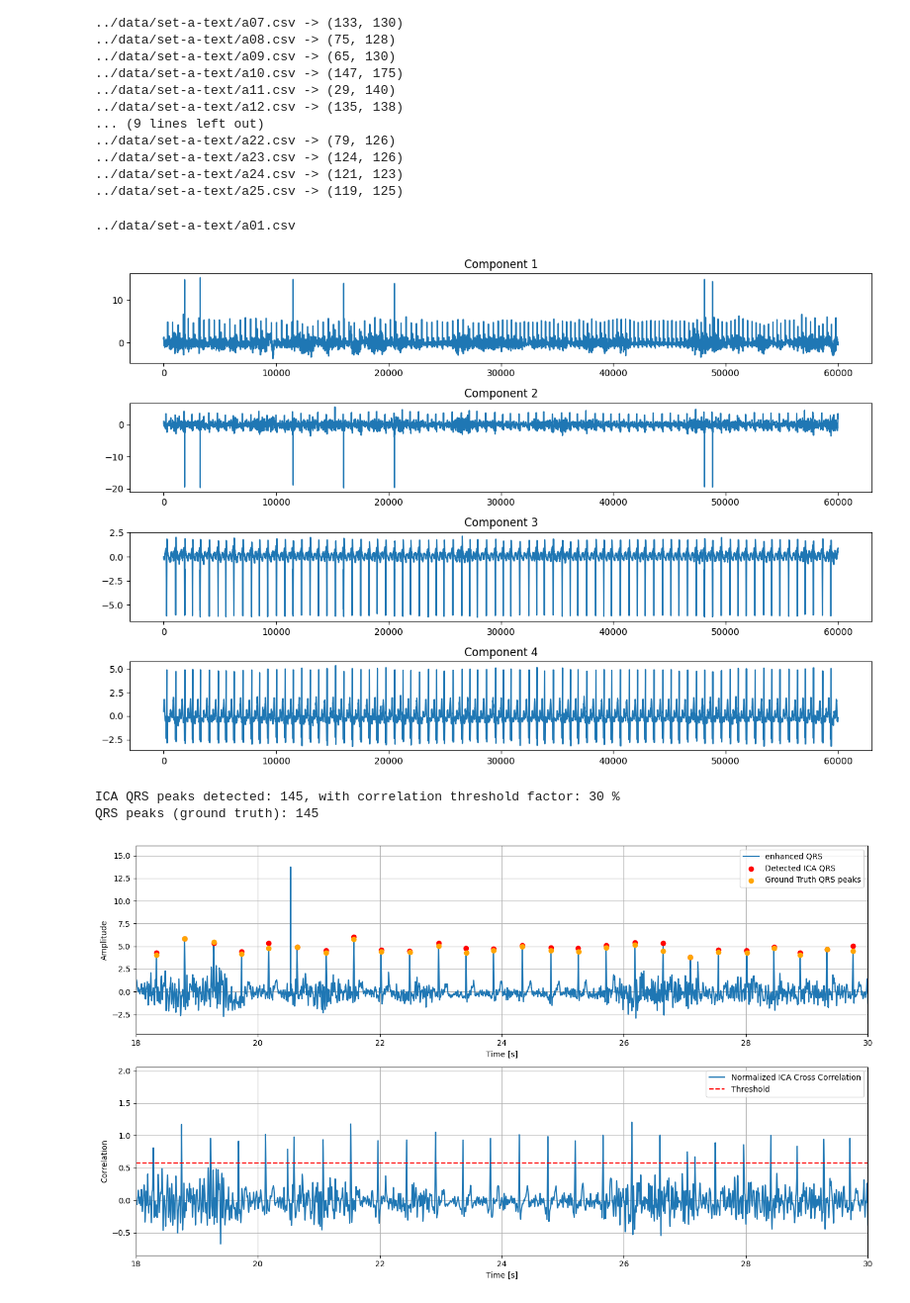
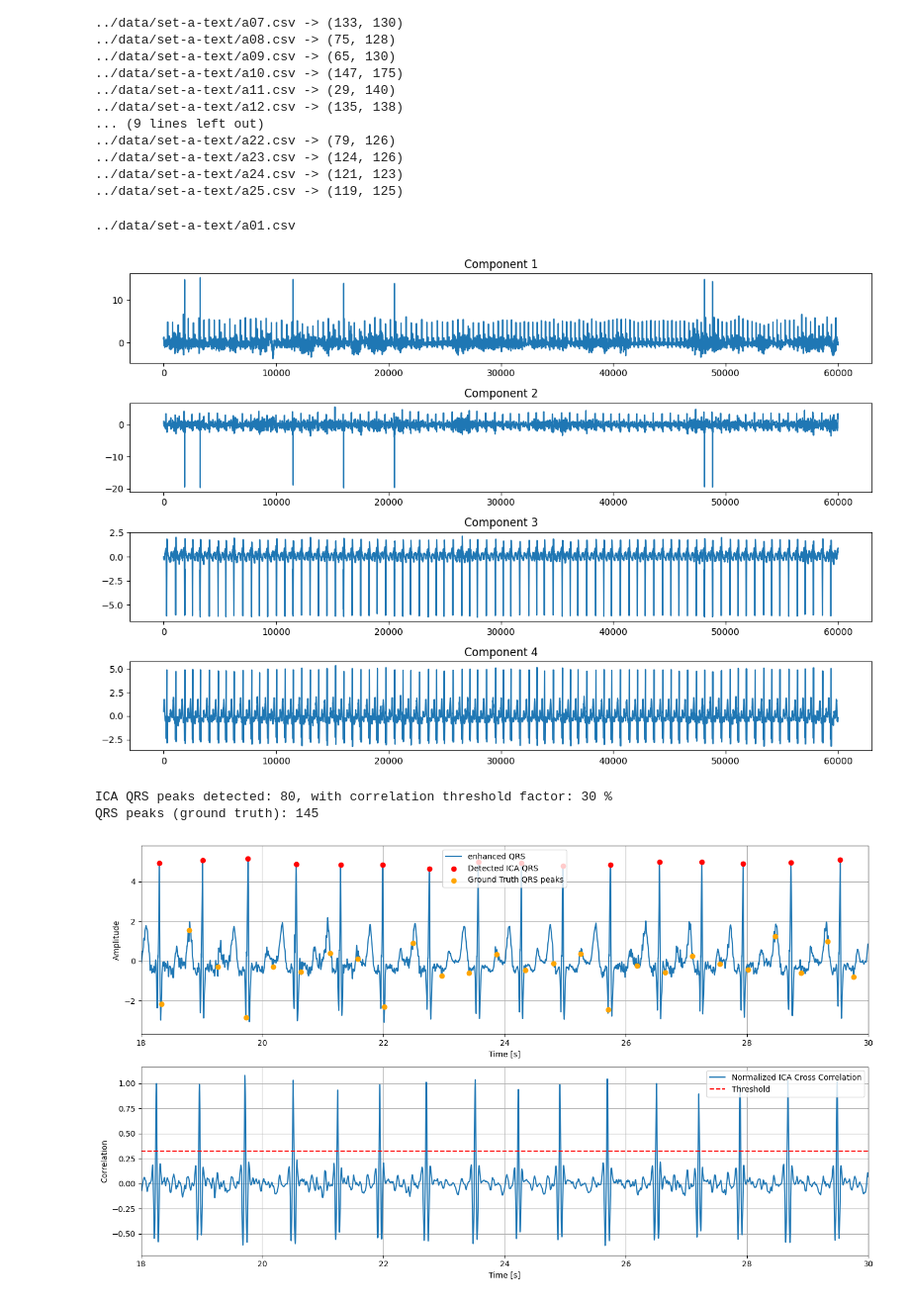
Before and after one commit to EmanueleGiavardi/BSP_project, a Jupyter notebook: src/performances.ipynb, the cells around one changed output. Shown: that part at 99% size. Drawn from its saved outputs; the diff is of its cells as text; code cells hidden in the pictures.

Commit message:
graphical fixes

```diff
--- a/src/performances.ipynb
+++ b/src/performances.ipynb
@@ -252,27 +252,27 @@ for el in FHRs:
 # %%
 # TEST ICA
 
 test = 0
 
 sp_path = csv_paths[test]
 gt_path = gt_paths[test]
 
 print(sp_path)
 
 # fetal peaks (ground truth)
 with open(gt_path, 'r') as file: gt = np.array([int(line.strip()) for line in file])
 
 # realizations
 realizations, labels = extract_stochastic_process(sp_path, num_realizations)
 S1 = StochasticProcess(num_realizations, realizations, labels, colors, sr)
 
-ica_peaks = ICA_analysis(S1, gt, component_to_choose=0)
+ica_peaks = ICA_analysis(S1, gt, component_to_choose=3)
 # %% [output]
 ../data/set-a-text/a01.csv
 [figure]
-ICA QRS peaks detected: 145, with correlation threshold factor: 30 %
+ICA QRS peaks detected: 80, with correlation threshold factor: 30 %
 QRS peaks (ground truth): 145
-[figure, old version]
+[figure, new version]
 # %% [markdown]
 **Procedura di test**:
 
```
Also changed, not shown: parts of 1 cell of this notebook, 2 other files.
